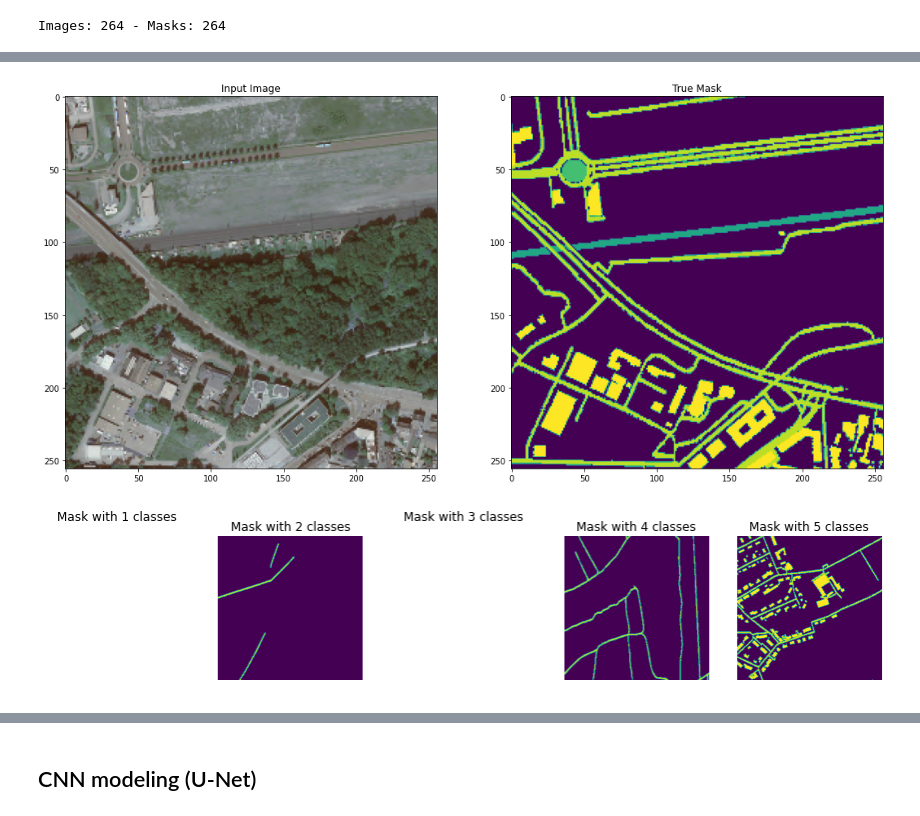
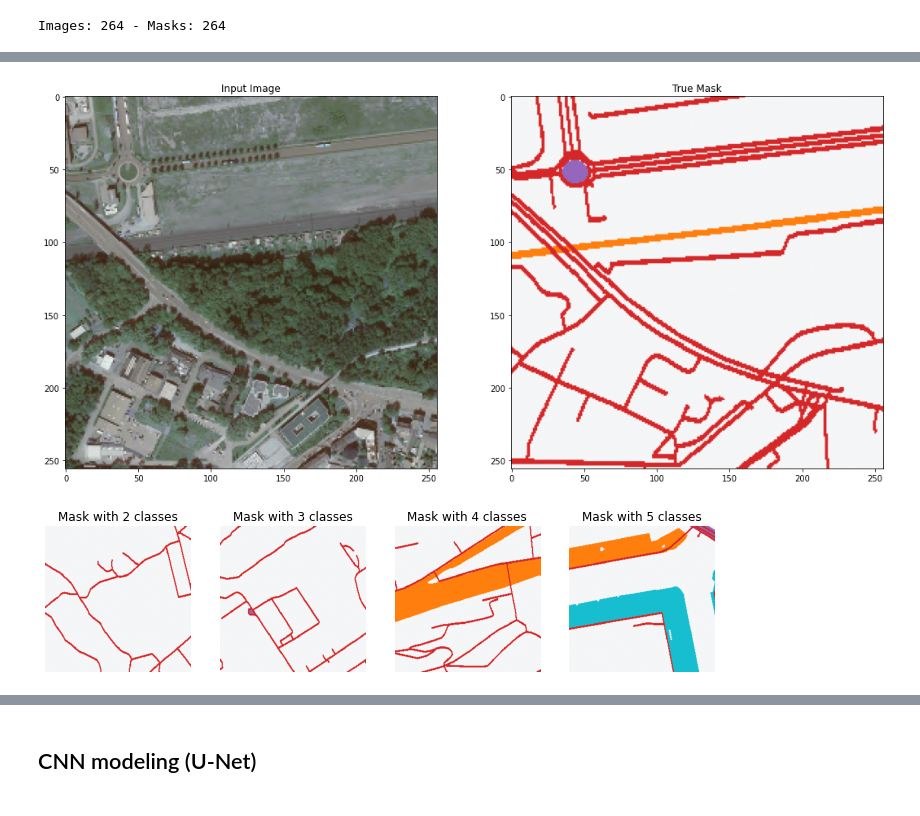
Before and after one commit to bensh3/musa-650-final-project, a Jupyter notebook: main.ipynb, the cells around one changed output, grey strips where cells are left out. Cells and saved outputs as stored; diff of their text form; code cells hidden in the pictures.

Commit message:
Fix mask interpolation issue; test and troubleshoot models; add color map

```diff
--- a/main.ipynb
+++ b/main.ipynb
@@ -138,10 +179,10 @@ mskByClass = getMasksClasses(arrMskS, NUM_CLASSES)
 fig, axes = plt.subplots(figsize=(10, 10), nrows=3, ncols=3, sharey=True)
 [axi.set_axis_off() for axi in axes.ravel()]
 
-for i in range(1, NUM_CLASSES):
+for i in range(0, NUM_CLASSES):
   ax = axes.flatten()[i-1]
   ax.set_title(f'Mask with {i+1} classes')
   classMsk = arrMskS[mskByClass[i+1]]
   if np.any(classMsk):
-    ax.imshow(arrMskS[mskByClass[i+1][np.random.randint(classMsk.shape[0])]], vmin=0, vmax=NUM_CLASSES)
+    ax.imshow(seg2rgb(arrMskS[mskByClass[i+1][np.random.randint(classMsk.shape[0])]]), vmin=0, vmax=NUM_CLASSES)
 # %% [output]
@@ -177,39 +218,46 @@ show_img_mask(arrImgS, arrMskS, 4)
+# %%
+def recode2cmap(masks_recoded):
+    """Recodes reduced-class dataset to match color map for plotting."""
+
+    map_dict = {0: 10, 1: 5, 2: 6, 3: 7, 4: 8}
+    masks_recolored = np.zeros_like(masks_recoded)
+
+    for k, v in map_dict.items():
+        masks_recolored[masks_recoded == k] = v
+
+    return masks_recolored
 # %%
 # reduce semantic classes to highways, roadways, railways, buildings, and all other
 
-classSel = {1:6, 2:7, 3:9, 4:8, 5:10}
+classSel = {0: 0, 1: 0, 2: 0, 3: 0, 4: 0, 5: 1, 6: 2, 7: 3, 8: 4, 9: 0}
 
-arrMskFilt = []
+masks_recoded = np.zeros_like(arrMskS)
 
-for mk in arrMskS:
-    q = np.isin(mk, np.fromiter(classSel.values(), dtype=int)) == False
-    mk[q] = 0
-    np.vectorize(classSel.get)(mk)
-    arrMskFilt.append(mk)
+for k, v in classSel.items():
+    masks_recoded[arrMskS == k] = v
 
-arrMskS = np.asarray(arrMskFilt)
-
-show_img_mask(arrImgS, arrMskS, 4)
+show_img_mask(arrImgS, recode2cmap(masks_recoded), 4)
 # %% [output]
-[figure, old version]
+[figure, new version]
 # %%
-NUM_CLASSES_RED = len(np.unique(arrMskS))
+NUM_CLASSES_RED = len(np.unique(masks_recoded))
 
 # get classes by masks
-mskByClass = getMasksClasses(arrMskS, NUM_CLASSES_RED)
+mskByClass = getMasksClasses(masks_recoded, NUM_CLASSES_RED)
 
 # plot examples of images with different numbers of classes
-fig, axes = plt.subplots(figsize=(15,3), nrows=1, ncols=5, sharey=True)
+fig, axes = plt.subplots(figsize=(12,3), nrows=1, ncols=4, sharey=True)
 [axi.set_axis_off() for axi in axes.ravel()]
 
-for i in mskByClass.keys():
+for i in range(0, NUM_CLASSES_RED):
   ax = axes.flatten()[i-1]
-  ax.set_title(f'Mask with {i} classes')
-  classMsk = arrMskS[mskByClass[i]]
+  ax.set_title(f'Mask with {i+1} classes')
+  classMsk = masks_recoded[mskByClass[i+1]]
   if np.any(classMsk):
-    ax.imshow(arrMskS[mskByClass[i][np.random.randint(classMsk.shape[0])]], vmin=0, vmax=NUM_CLASSES)
+    ax.imshow(seg2rgb(recode2cmap(masks_recoded[mskByClass[i+1][np.random.randint(classMsk.shape[0])]])),
+              vmin=0, vmax=NUM_CLASSES)
 # %% [output]
-[figure, old version]
+[figure, new version]
 # %%
 # get total of images per number of classes present
 totByClass = [mskByClass[i].shape[0] for i in range(1,NUM_CLASSES_RED+1)]
```
Also changed, not shown: parts of 26 cells of this notebook, 1 other file.
